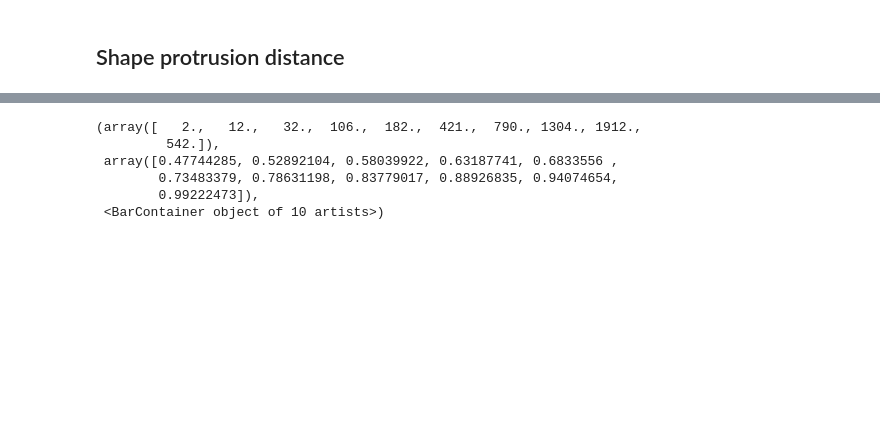
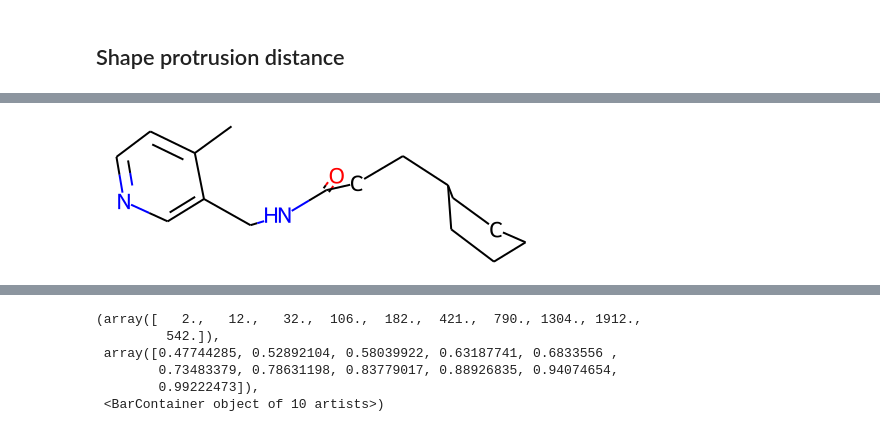
Before and after one commit to stephwills/fragment_network_merges, a Jupyter notebook: notebooks/archived/filtering.ipynb, the cells around one changed output, grey strips where cells are left out. Saved outputs shown, nothing was run; the diff lists cells and outputs as text; code cells hidden in the pictures; blank space fills up the shorter version.

```diff
--- a/notebooks/filtering.ipynb
+++ b/notebooks/archived/filtering.ipynb
@@ -266,0 +289,6 @@ for i in embedded_merges:
+# %%
+avg_unconstrained_energies = {}
+
+for i, mol in tqdm(zip(indices, successful_mols)):
+    avg = unconstrained_energy(mol)
+    avg_unconstrained_energies[i] = avg
@@ -299,0 +322,5 @@ print(len(filtered))
+# %%
+filtered_indices = list(filtered.keys())
+
+embedded_merges = {i: embedded_merges[i] for i in filtered_indices}
+len(embedded_merges)
@@ -303,0 +466,4 @@ Filtering using the energy only rules out 2 molecules (most of the bad conformat
+# %%
+embedded_merges[850]
+# %% [output]
+[figure, added]
```
Also changed, not shown: parts of 39 cells of this notebook, 8 other files.
